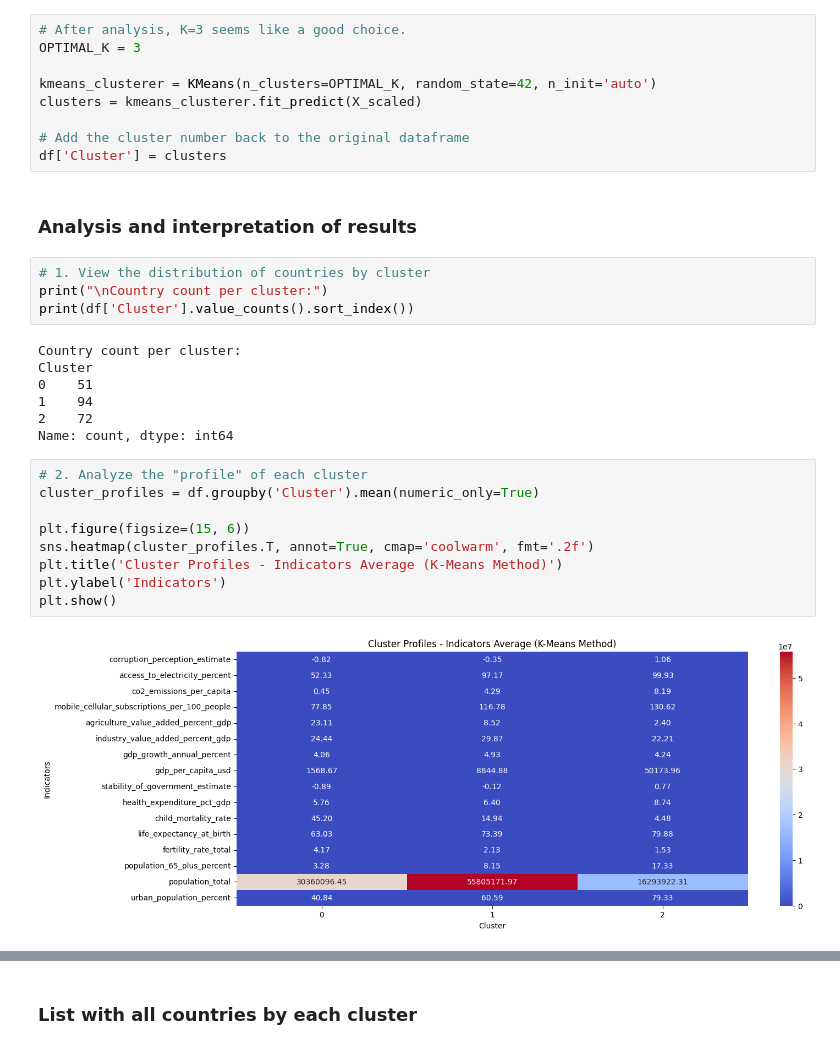
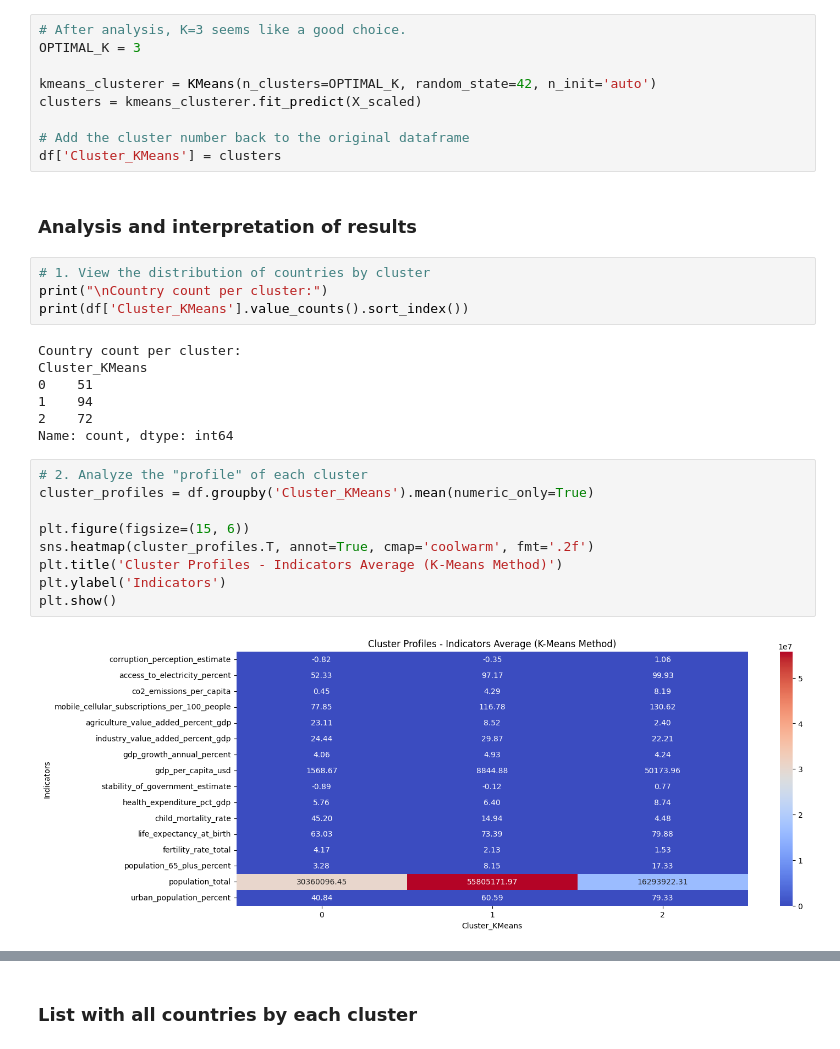
Before and after one commit to rafacmasson/global-development-analysis, a Jupyter notebook: WDI-2022/WDI-2022-clustering/WDI-2022-clustering.ipynb, the cells around one changed output, grey strips where cells are left out. Drawn from its saved outputs; the diff is of its cells as text.

```diff
--- a/WDI-2022/WDI-2022-clustering/WDI-2022-clustering.ipynb
+++ b/WDI-2022/WDI-2022-clustering/WDI-2022-clustering.ipynb
@@ -104,31 +104,31 @@ kmeans_clusterer = KMeans(n_clusters=OPTIMAL_K, random_state=42, n_init='auto')
 clusters = kmeans_clusterer.fit_predict(X_scaled)
 
 # Add the cluster number back to the original dataframe
-df['Cluster'] = clusters
+df['Cluster_KMeans'] = clusters
 # %% [markdown]
 ### Analysis and interpretation of results
 # %%
 # 1. View the distribution of countries by cluster
 print("\nCountry count per cluster:")
-print(df['Cluster'].value_counts().sort_index())
+print(df['Cluster_KMeans'].value_counts().sort_index())
 # %% [output]
 Country count per cluster:
-Cluster
+Cluster_KMeans
 0    51
 1    94
 2    72
 Name: count, dtype: int64
 # %%
 # 2. Analyze the "profile" of each cluster
-cluster_profiles = df.groupby('Cluster').mean(numeric_only=True)
+cluster_profiles = df.groupby('Cluster_KMeans').mean(numeric_only=True)
 
 plt.figure(figsize=(15, 6))
 sns.heatmap(cluster_profiles.T, annot=True, cmap='coolwarm', fmt='.2f')
 plt.title('Cluster Profiles - Indicators Average (K-Means Method)')
 plt.ylabel('Indicators')
 plt.show()
 # %% [output]
-[figure, old version]
+[figure, new version]
 # %%
 # 3. View some countries from a specific cluster for better understanding
 print("\nExample: Top 10 countries in Cluster 0:")
```
Also changed, not shown: parts of 11 cells of this notebook, 4 other files.
